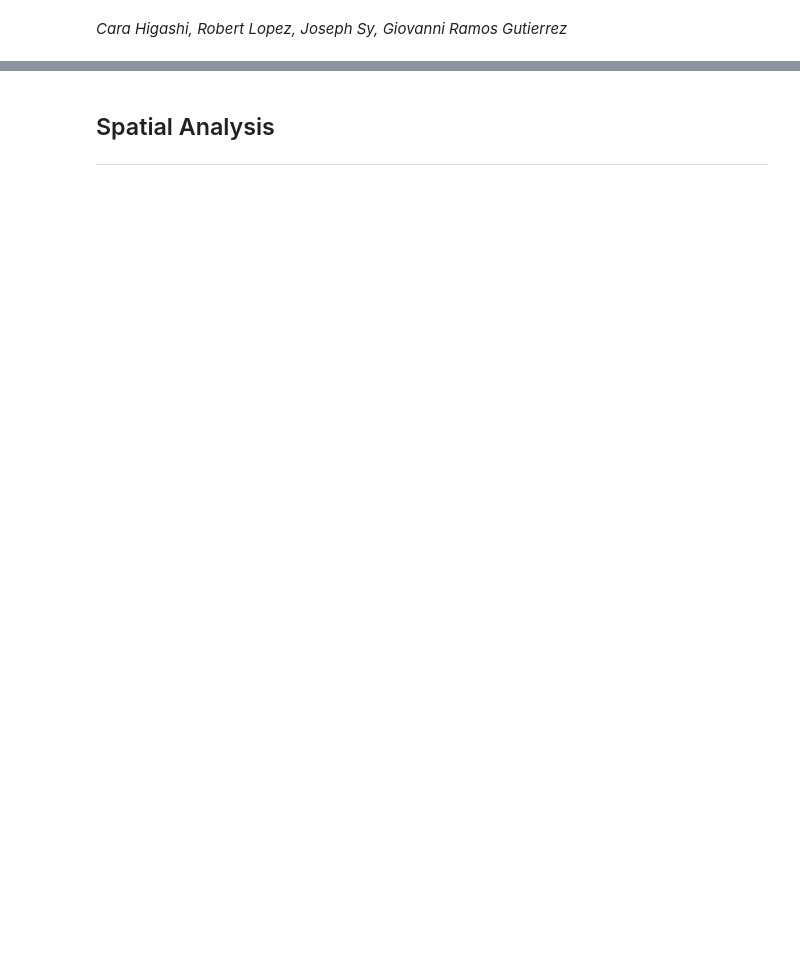
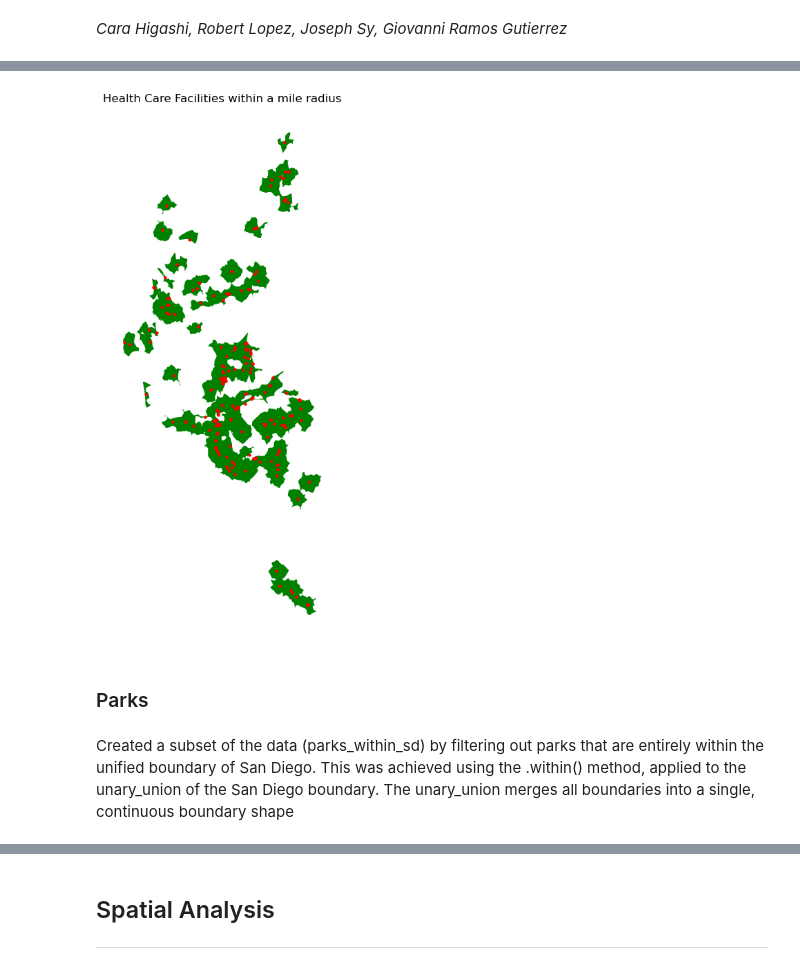
Before and after one commit to robertl0500/15-minute-analysis, a Jupyter notebook: 15-minute-package/sd-analysis.ipynb, the cells around one changed output, grey strips where cells are left out. Saved outputs shown, nothing was run; the diff lists cells and outputs as text; code cells hidden in the pictures; blank space fills up the shorter version.

```diff
--- a/15-minute-package/sd-analysis.ipynb
+++ b/15-minute-package/sd-analysis.ipynb
@@ -5,0 +127,4 @@
+# %%
+hospitals = hospitals.to_crs('EPSG:2230')
+# %%
+hospitals = gpd.sjoin(hospitals, san_diego_boundary, how='inner', op='within')
@@ -5,0 +135,2 @@
+# %%
+hospitals = hospitals.to_crs(epsg=4269)
@@ -5,0 +159,3 @@
+# %%
+file_path = 'data/sd_health_iso/health_iso.shp'
+health_iso = gpd.read_file(file_path)
@@ -5,0 +168,18 @@
+# %%
+f, ax = plt.subplots(figsize=(12, 10))
+
+health_iso.plot(color='green', ax=ax)
+
+health.plot(ax=ax, color='red', markersize=5)
+
+hospitals.plot(ax=ax, color='red', markersize=5)
+
+plt.title('Health Care Facilities within a mile radius')
+
+ax.axis('off')
+
+plt.show()
+# %% [output]
+[figure, added]
+# %% [markdown]
+### Parks
@@ -5,0 +193,2 @@
+# %% [markdown]
+Created a subset of the data (parks_within_sd) by filtering out parks that are entirely within the unified boundary of San Diego. This was achieved using the .within() method, applied to the unary_union of the San Diego boundary. The unary_union merges all boundaries into a single, continuous boundary shape
```
Also changed, not shown: parts of 266 cells of this notebook, 21 other files.
